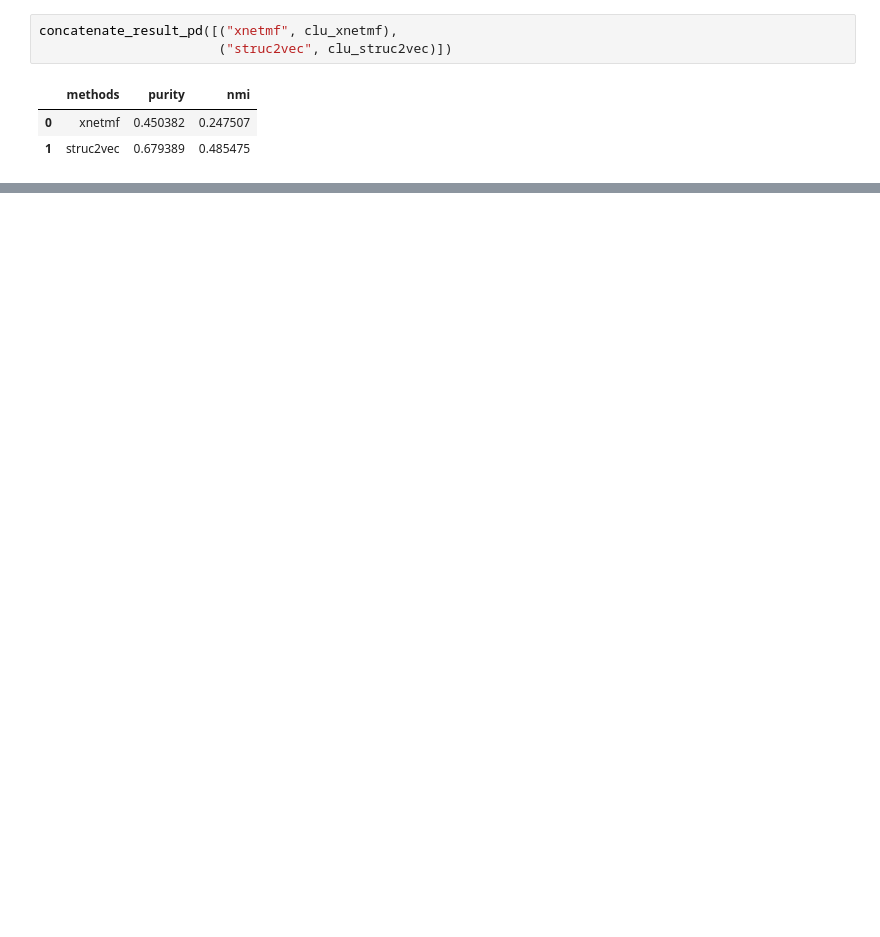
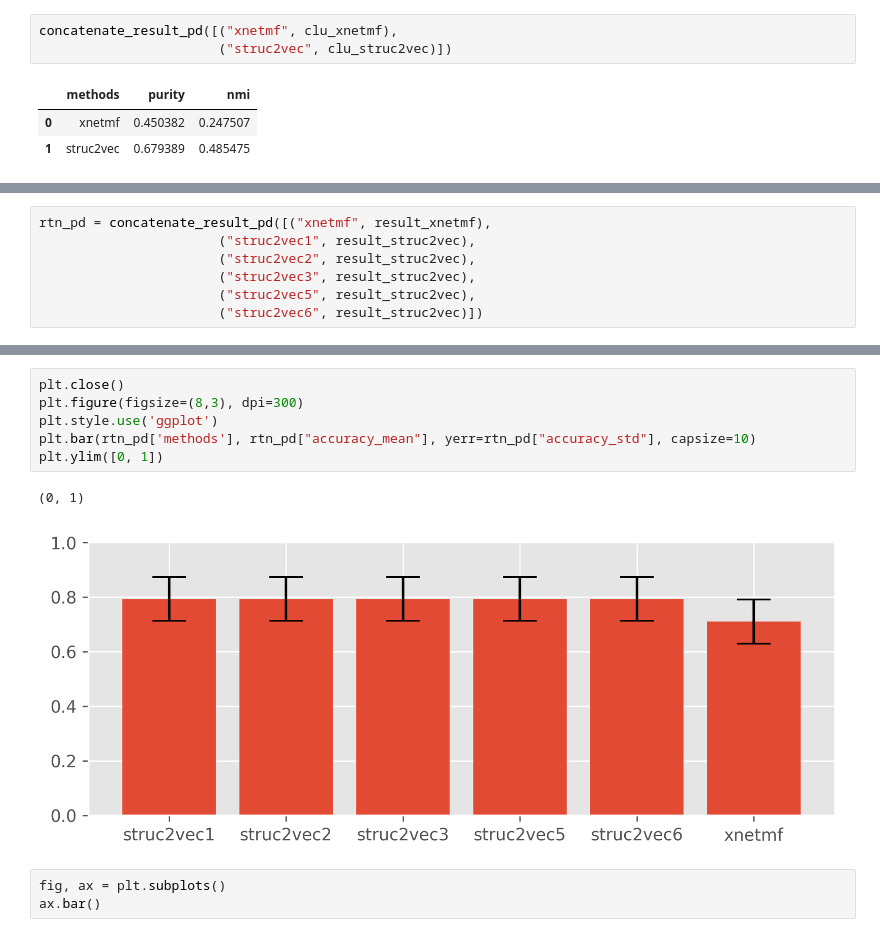
Before and after one commit to GemsLab/StrucEmbedding-GraphLibrary, a Jupyter notebook: test.ipynb, the cells around one changed output, grey strips where cells are left out. Saved outputs shown, nothing was run; the diff lists cells and outputs as text; blank space fills up the shorter version.

Commit message:
add initial figure drawing

```diff
--- a/test.ipynb
+++ b/test.ipynb
@@ -169,0 +170,7 @@ def visualize_bar_plot()
+# %%
+rtn_pd = concatenate_result_pd([("xnetmf", result_xnetmf),
+                       ("struc2vec1", result_struc2vec),
+                       ("struc2vec2", result_struc2vec),
+                       ("struc2vec3", result_struc2vec),
+                       ("struc2vec5", result_struc2vec),
+                       ("struc2vec6", result_struc2vec)])
@@ -169,0 +191,12 @@ def visualize_bar_plot()
+# %%
+plt.close()
+plt.figure(figsize=(8,3), dpi=300)
+plt.style.use('ggplot')
+plt.bar(rtn_pd['methods'], rtn_pd["accuracy_mean"], yerr=rtn_pd["accuracy_std"], capsize=10)
+plt.ylim([0, 1])
+# %% [output]
+(0, 1)
+[figure, added]
+# %%
+fig, ax = plt.subplots()
+ax.bar()
```
Also changed, not shown: parts of 6 cells of this notebook.
